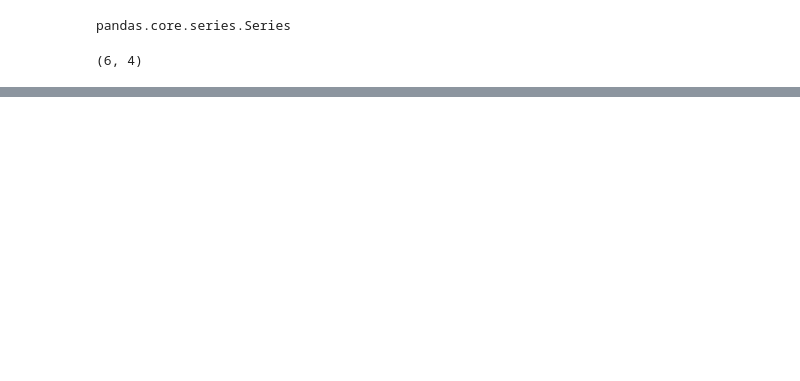
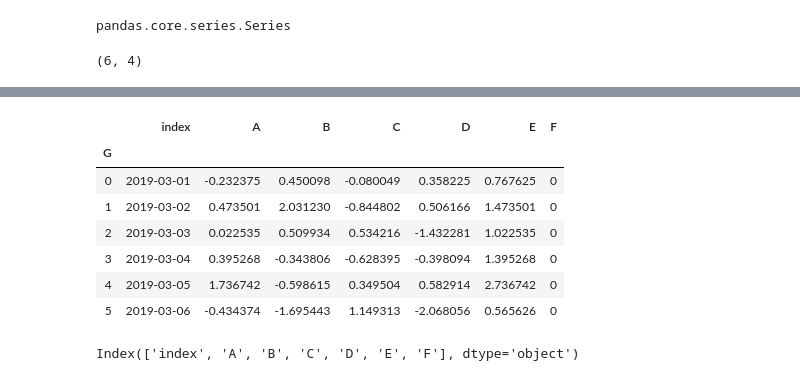
Before and after one commit to Shin-Sangseok/Google_colab_practice, a Jupyter notebook: colab_test_1.ipynb, the cells around one changed output, grey strips where cells are left out. Drawn from its saved outputs; the diff is of its cells as text; code cells hidden in the pictures; blank space fills up the shorter version.

Commit message:
dataframe practice 0317

```diff
--- a/colab_test_1.ipynb
+++ b/colab_test_1.ipynb
@@ -393,0 +443,2 @@ df3.iloc[[1,2,5],[1,3]]
+# %%
+df4['F'] = 0
@@ -393,0 +456,3 @@ df3.iloc[[1,2,5],[1,3]]
+# %%
+df4['G'] = range(0,6)
+df4['G']
@@ -393,0 +468,23 @@ df3.iloc[[1,2,5],[1,3]]
+# %%
+df4.reset_index(inplace=True) #reset_index는 일반 컬럼으로 가버림.
+#f4.set_index('G',inplace=True)
+# %%
+#인덱스를 변경하고 싶은 경우, 기존의 인덱스를 살리고 싶으면
+#먼저 reset_index()하고 나서 해야함.
+#reset을 안하는 경우 기존 index는 사라진다.
+df4.set_index('G',inplace=True)
+# %%
+df4
+# %% [output]
+|  | index | A | B | C | D | E | F |
+| G |  |  |  |  |  |  |  |
+| 0 | 2019-03-01 | -0.232375 | 0.450098 | -0.080049 | 0.358225 | 0.767625 | 0 |
+| 1 | 2019-03-02 | 0.473501 | 2.031230 | -0.844802 | 0.506166 | 1.473501 | 0 |
+| 2 | 2019-03-03 | 0.022535 | 0.509934 | 0.534216 | -1.432281 | 1.022535 | 0 |
+| 3 | 2019-03-04 | 0.395268 | -0.343806 | -0.628395 | -0.398094 | 1.395268 | 0 |
+| 4 | 2019-03-05 | 1.736742 | -0.598615 | 0.349504 | 0.582914 | 2.736742 | 0 |
+| 5 | 2019-03-06 | -0.434374 | -1.695443 | 1.149313 | -2.068056 | 0.565626 | 0 |
+# %%
+df4.columns #G는 인덱스로 잡혀 있어서 눈에 안보이는 것.
+# %% [output]
+Index(['index', 'A', 'B', 'C', 'D', 'E', 'F'], dtype='object')
```
Also changed, not shown: parts of 51 cells of this notebook, 1 other file.
